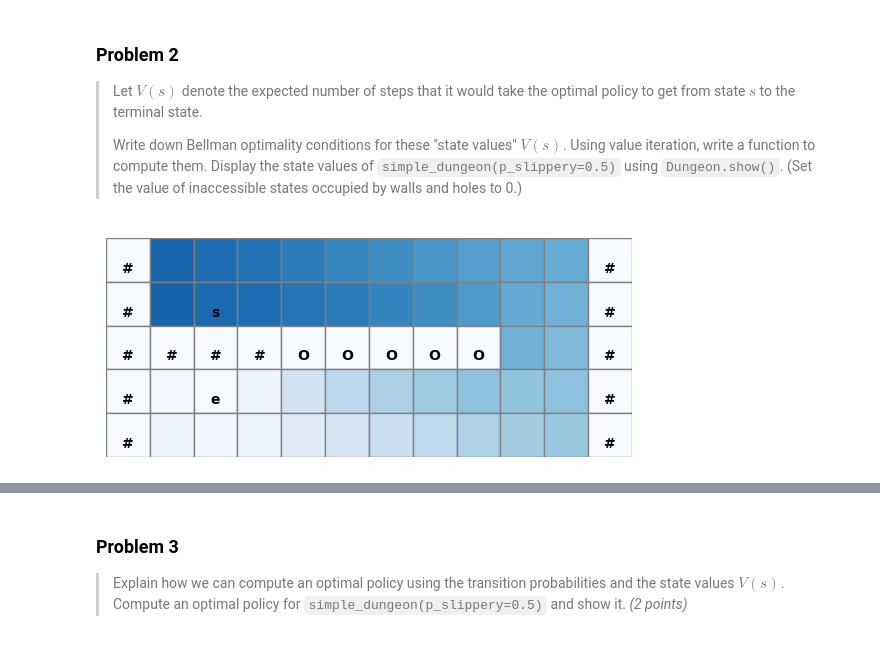
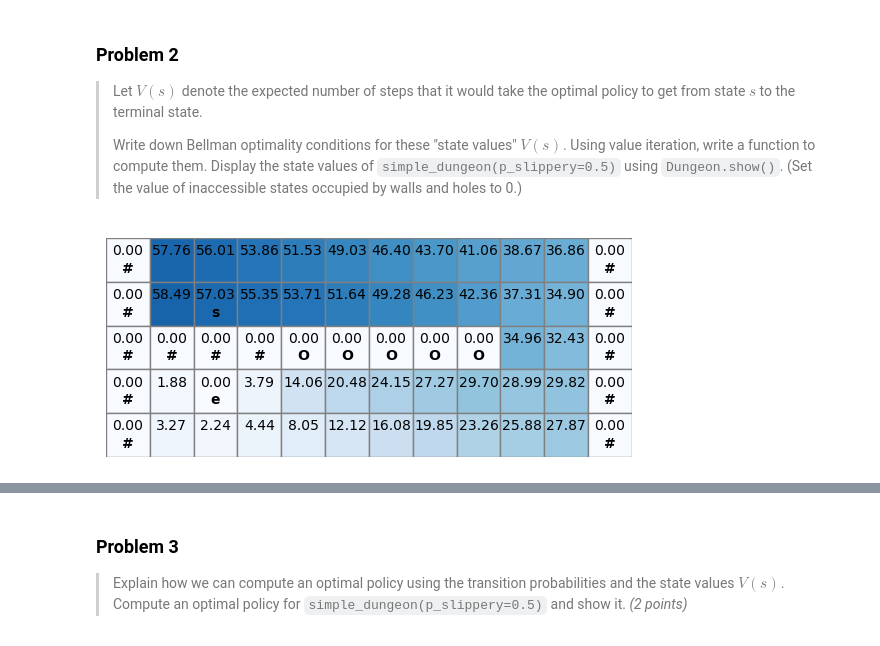
Before and after one commit to Davidpereira2803/IML_Assigments, a Jupyter notebook: Assignment2/homework_2.ipynb, the cells around one changed output, grey strips where cells are left out. Drawn from its saved outputs; the diff is of its cells as text; code cells hidden in the pictures.

```diff
--- a/Assignment2/homework_2.ipynb
+++ b/Assignment2/homework_2.ipynb
@@ -284,36 +327,51 @@ dungeon.show(state_distribution)
 # %%
 def compute_values(dungeon: Dungeon) -> np.ndarray:
     values = np.zeros(dungeon.n_states)
+
     # Your code here
-    max_iters = 100
-    tol=1e-6
+    threshold = 1e-8  # Convergence stop criteria once the value changes are minimal (< 0.00000001)
 
-    for _ in range(max_iters):
+    while True:
+        # max change at each iteration
         delta = 0
-        new_values = np.copy(values)
-        for s in range(dungeon.n_states):
-            if s == dungeon.end or dungeon.tiles[s] in ['#', 'O']:
-                new_values[s] = 0
+
+        new_values = values.copy()
+
+        # iterate over each state
+        for state in range(dungeon.n_states):
+
+            # set tiles with walls and holes to 0
+            if dungeon.tiles[state] in ['#', 'O']:
+                new_values[state] = 0
                 continue
 
+            # set exit tile to 0
+            if state == dungeon.end:
+                new_values[state] = 0  # Terminal state has value 0
+                continue
+
+            # Update the values with the Bellman optimality
             action_values = []
             for a in range(4):
-                action_value = 0
-                for s_prime in range(dungeon.n_states):
-                    action_value += dungeon.transitions[a,s,s_prime] * (1 + values[s_prime])
-                action_values.append(action_value)
+                next_state_values = dungeon.transitions[a, state] @ (1 + values)
+                action_values.append(next_state_values)
 
-            new_values[s] = min(action_values)
-            delta = max(delta, abs(new_values[s] - values[s]))
+            # put the Bellman Optimality value in the new_values variable
+            new_values[state] = min(action_values)
+            # compute the maximum difference
+            delta = max(delta, abs(new_values[state] - values[state]))
 
+        # put the new_values in the values
         values = new_values
-        if delta < tol:
+
+        # break the while loop if the maximum delta is smaller than the predefined threshold
+        if delta < threshold:
             break
+
     return values
-
 
 dungeon = simple_dungeon(p_slippery=0.5)
 state_values = compute_values(dungeon)
-dungeon.show(state_values, values=False)
+dungeon.show(state_values, values=True)
 # %% [output]
-[figure, old version]
+[figure, new version]
```
Also changed, not shown: parts of 16 cells of this notebook, 2 other files.
